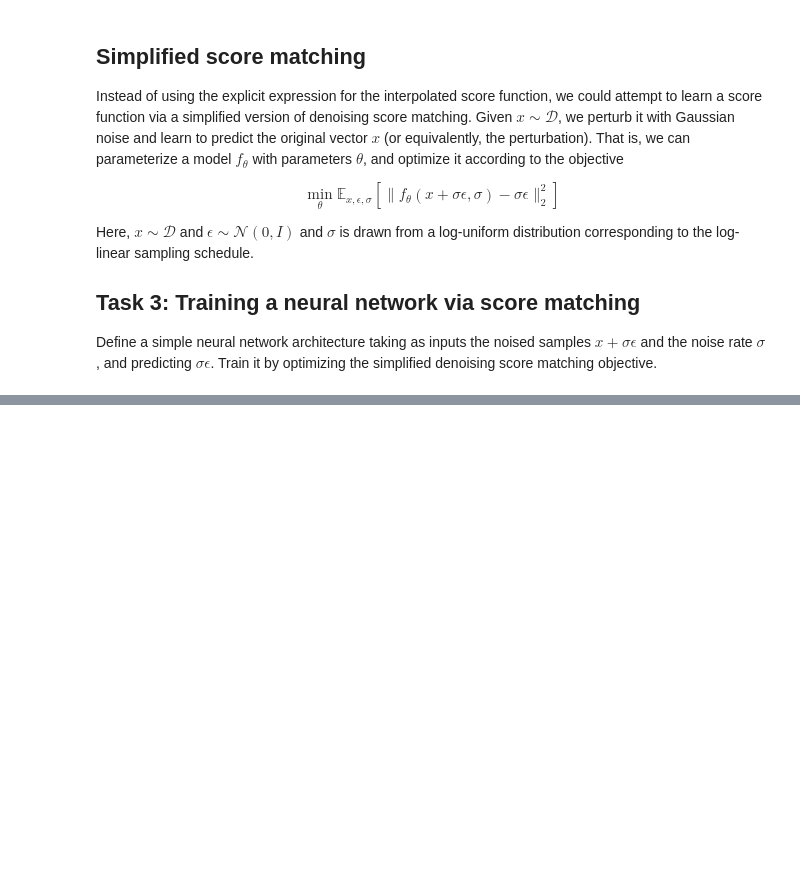
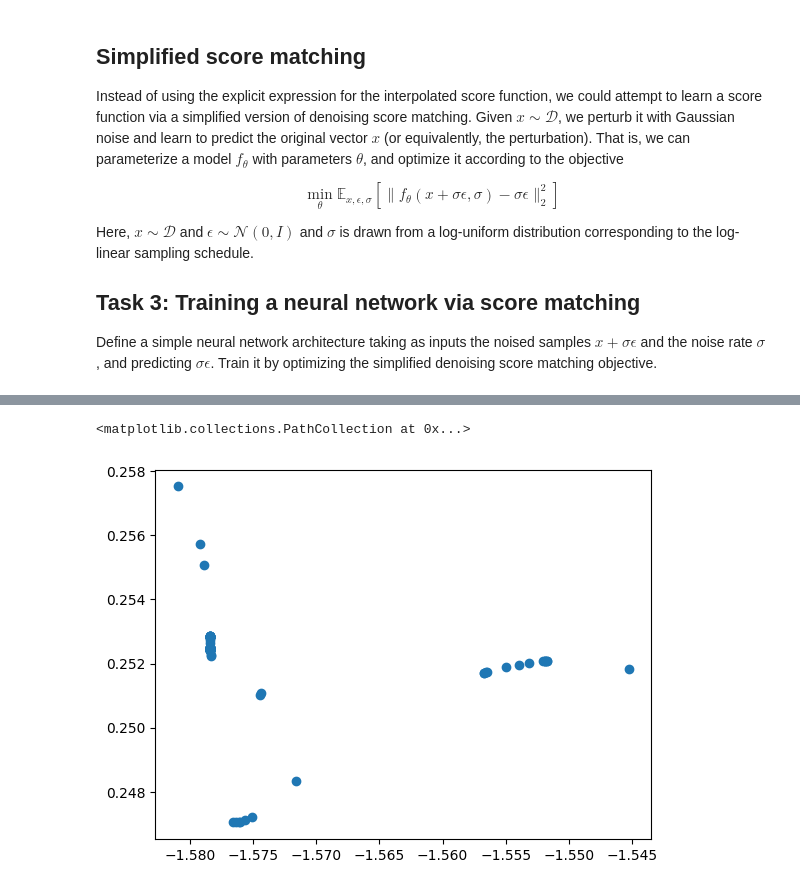
Before and after one commit to egafni/AI, a Jupyter notebook: notebooks/diffusion_math/eric_ma/score_function_q.ipynb, the cells around one changed output, grey strips where cells are left out. Cells and saved outputs as stored; diff of their text form; code cells hidden in the pictures; blank space fills up the shorter version.

```diff
--- a/notebooks/diffusion_math/eric_ma/score_function_q.ipynb
+++ b/notebooks/diffusion_math/eric_ma/score_function_q.ipynb
@@ -332,0 +420,21 @@ torch.Size([20, 2])
+# %%
+timesteps=200
+# %%
+from einops import repeat
+# now let's denoise!
+# X = torch.randn(10,2).to(torch.float32)
+# B = X.shape[0]
+# denoise the grid!
+
+# X_t = grid.clone().to(torch.float32).to(device)
+# X_t = rearrange(X_t, 'b c -> b 1 c')
+# X_ts = [X_t]
+
+X_t = X[-1,:,0].to(device)
+X_ts = [X_t]
+with torch.inference_mode():
+    for t in range(timesteps):
+        sigma = sigma_sched[t].unsqueeze(0).to(device).to(torch.float32)
+        preds = model(X_t, sigma, torch.tensor([t]*X_t.shape[0]).to(device))
+        X_t = X_t - preds
+        X_ts.append(X_t)
@@ -332,0 +445,6 @@ torch.Size([20, 2])
+# %%
+t=99
+plt.scatter(X_ts[t][:,0].cpu(), X_ts[t][:,1].cpu())
+# %% [output]
+<matplotlib.collections.PathCollection at 0x...>
+[figure, added]
```
Also changed, not shown: parts of 32 cells of this notebook, 12 other files.
